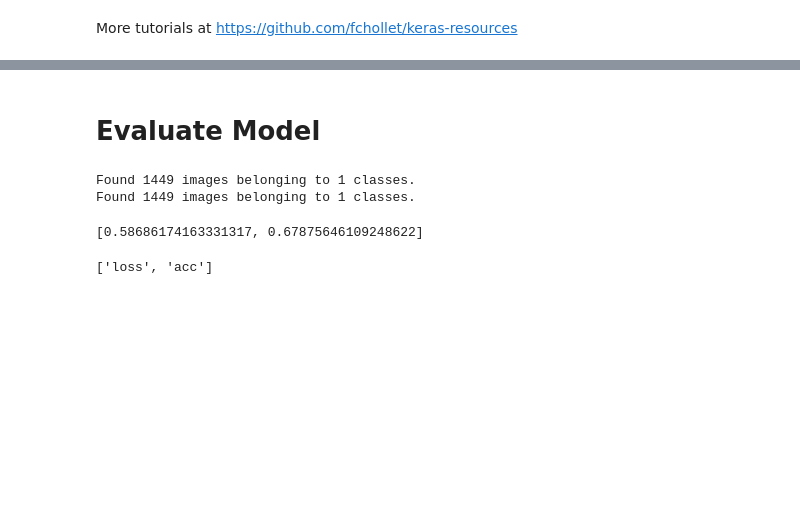
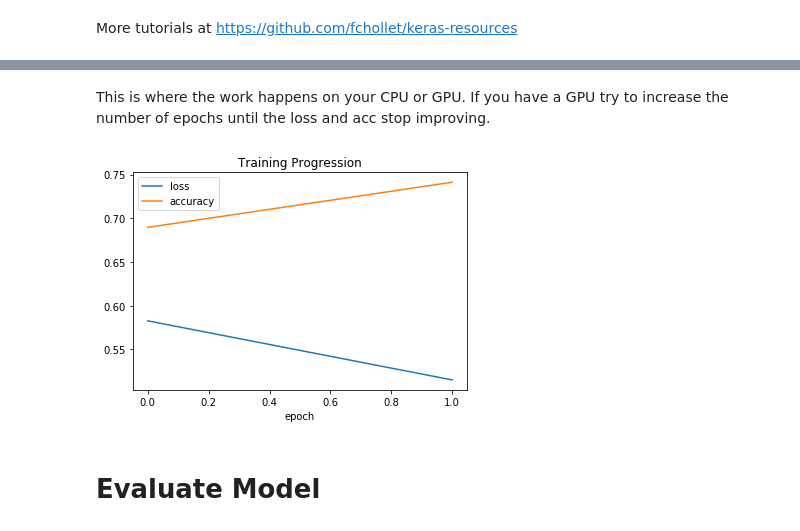
Before and after one commit to borispf/seg-tut, a Jupyter notebook: tutorial.ipynb, the cells around one changed output, grey strips where cells are left out. Cells and saved outputs as stored; diff of their text form; code cells hidden in the pictures; blank space fills up the shorter version.

```diff
--- a/tutorial.ipynb
+++ b/tutorial.ipynb
@@ -195,2 +320,0 @@ Found 1464 images belonging to 1 classes.
-# %%
-model.fit_generator(input_gen)
@@ -200,0 +335,2 @@ Epoch 1/1
+# %%
+train_seq = image_mask_sequence('data/train', batch_size=10, size=16)
@@ -200,0 +340,2 @@ Epoch 1/1
+# %%
+h = model.fit_generator(train_seq, epochs=2)
@@ -201,16 +347,15 @@ Epoch 1/1
+# %% [markdown]
+This is where the work happens on your CPU or GPU. If you have a GPU try to increase the number of epochs until the loss and acc stop improving.
+# %%
+# Plot the training progress.
+
+plt.title('Training Progression')
+plt.plot(h.epoch, h.history['loss'], label='loss')
+plt.plot(h.epoch, h.history['acc'], label='accuracy')
+plt.xlabel('epoch')
+plt.legend()
+plt.show()
+# %% [output]
+[figure, added]
 # %% [markdown]
 # Evaluate Model
-# %%
-image_gen = imgen.flow_from_directory('data/val/image', target_size=target_size, shuffle=False, class_mode=None)
-mask_gen = maskgen.flow_from_directory('data/val/mask', color_mode='grayscale', target_size=target_size, shuffle=False, class_mode=None)
-input_gen = ZipSequence(image_gen, mask_gen)
-
-model.evaluate_generator(input_gen)
-# %% [output]
-Found 1449 images belonging to 1 classes.
-Found 1449 images belonging to 1 classes.
-[0.58686174163331317, 0.67875646109248622]
-# %%
-model.metrics_names
-# %% [output]
-['loss', 'acc']
```
Also changed, not shown: parts of 59 cells of this notebook.
